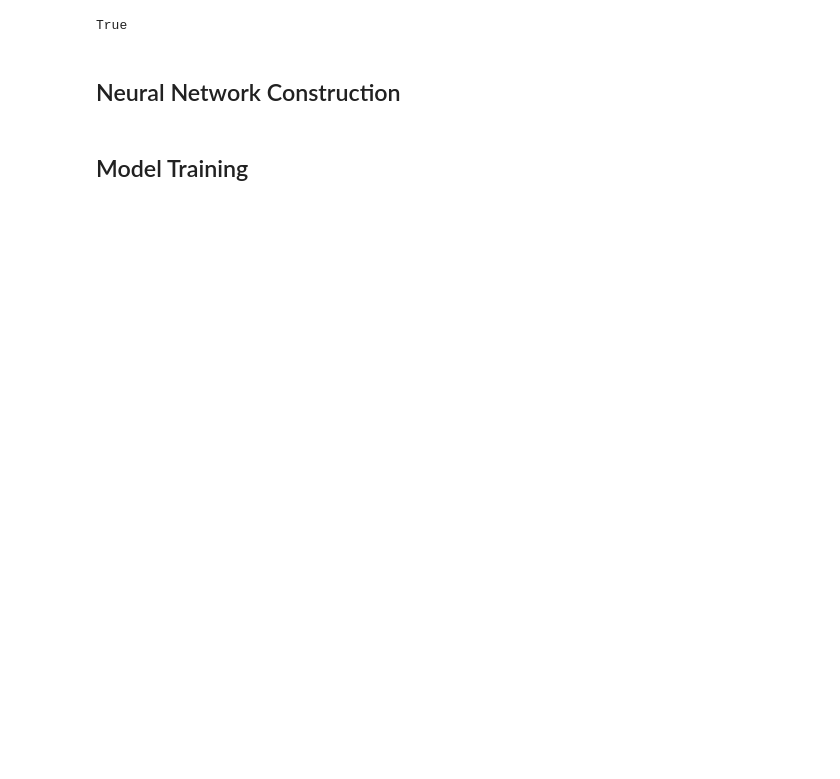
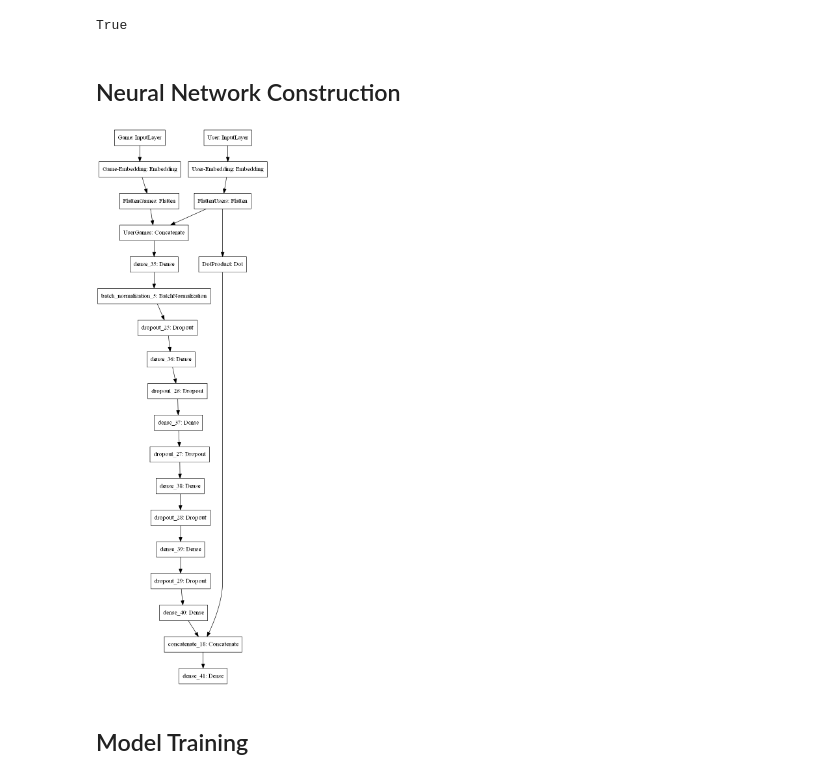
Before and after one commit to chris-gomes/steam-game-recommendations, a Jupyter notebook: NCF.ipynb, the cells around one changed output. Drawn from its saved outputs; the diff is of its cells as text; code cells hidden in the pictures; blank space fills up the shorter version.

Commit message:
updated nn model structure

```diff
--- a/NCF.ipynb
+++ b/NCF.ipynb
@@ -98,10 +98,10 @@ user_embedding = keras.layers.Embedding(train.user_id.unique().size, n_latent_fa
 user_vec = keras.layers.Flatten(name='FlattenUsers')(user_embedding)
 # %%
 # Multi-Layer Perceptron part of model
-layer = keras.layers.concatenate([game_vec, user_vec])
+layer = keras.layers.concatenate([game_vec, user_vec], name="UserGames")
 for i in [4, 2, 1, 0.5, 0.25, 0]:
   if i == 0:
-    layer = Dense(1, activation='relu', kernel_initializer='he_uniform', name=)(layer)
+    mlp_output = Dense(1, activation='relu', kernel_initializer='he_uniform')(layer)
   else:
     layer = Dense(math.floor(n_latent_factors * i), activation='relu',
                 kernel_initializer='he_uniform',
@@ -110,8 +110,8 @@ for i in [4, 2, 1, 0.5, 0.25, 0]:
       layer = BatchNormalization()(layer)
     layer = Dropout(0.2)(layer)
 
-mlp = Model(inputs=[user_input, game_input], outputs=layer)
-mlp.compile(optimizer='adam', loss='binary_crossentropy', metrics=['binary_accuracy'])
+# mlp = Model(inputs=[user_input, game_input], outputs=layer)
+# mlp.compile(optimizer='adam', loss='binary_crossentropy', metrics=['binary_accuracy'])
 # %%
 # Generalized Matrix Factorization part of model
 prod = keras.layers.dot([user_vec, user_vec], axes=1, name='DotProduct')
@@ -120,9 +120,13 @@ gmf.compile(optimizer='adam', loss='mean_squared_error', metrics=['mae', 'mse'])
 # %%
 # Combining MLP and GMF parts of the model
-combined_outputs = keras.layers.concatenate([mlp.output, gmf.output])
+combined_outputs = keras.layers.concatenate([mlp_output, prod])
 ncf_output = Dense(1, activation='sigmoid', kernel_initializer='he_uniform')(combined_outputs)
 ncf = Model(inputs=[user_input, game_input], outputs=ncf_output)
-ncf.compile(optimizer='sgd', loss='binary_crossentropy', metrics=['binary_accuracy'])
+ncf.compile(optimizer='adam', loss='binary_crossentropy', metrics=['binary_accuracy'])
+# %%
+plot_model(ncf)
+# %% [output]
+[figure, added]
 # %% [markdown]
 ## Model Training
 # %%
```
Also changed, not shown: parts of 8 cells of this notebook.
